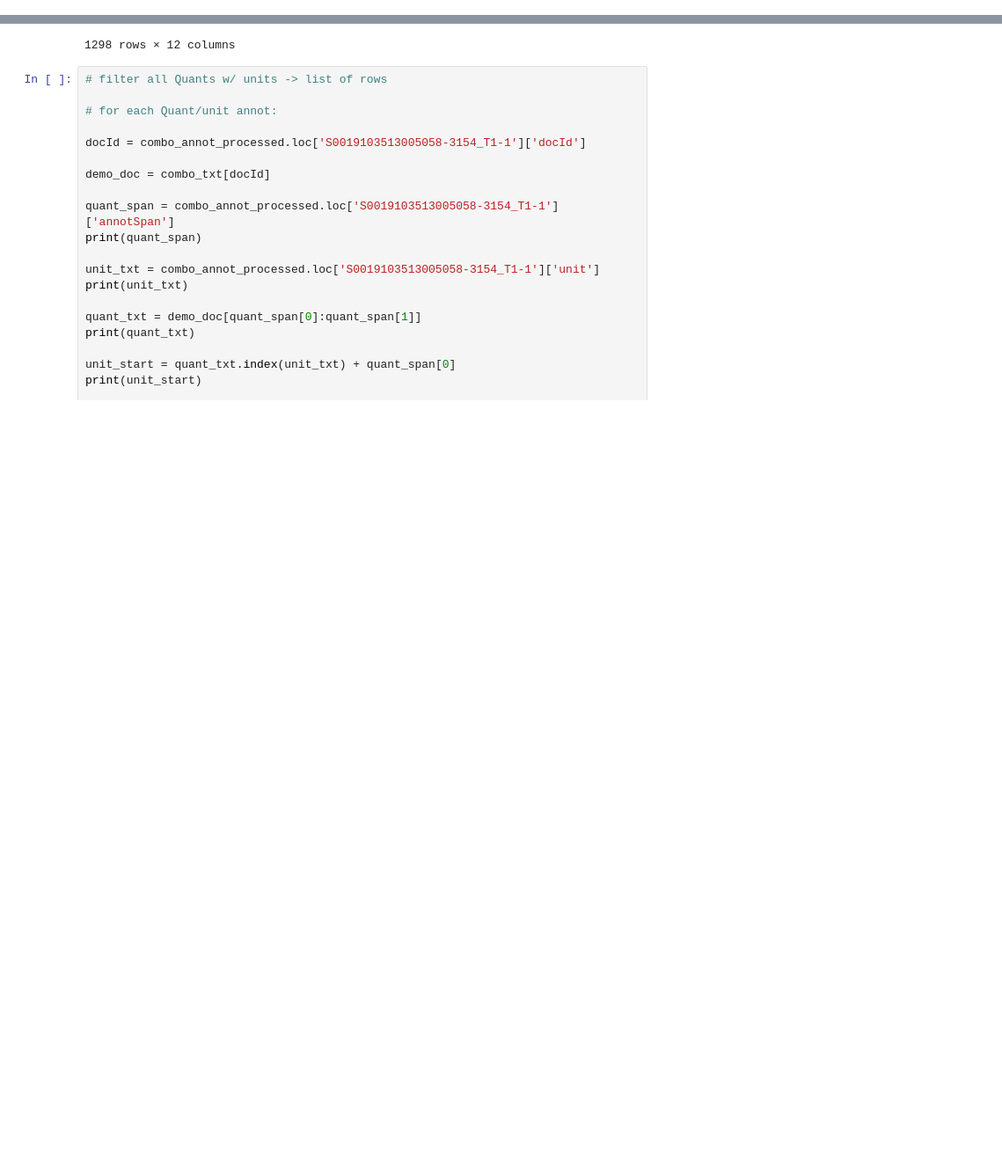
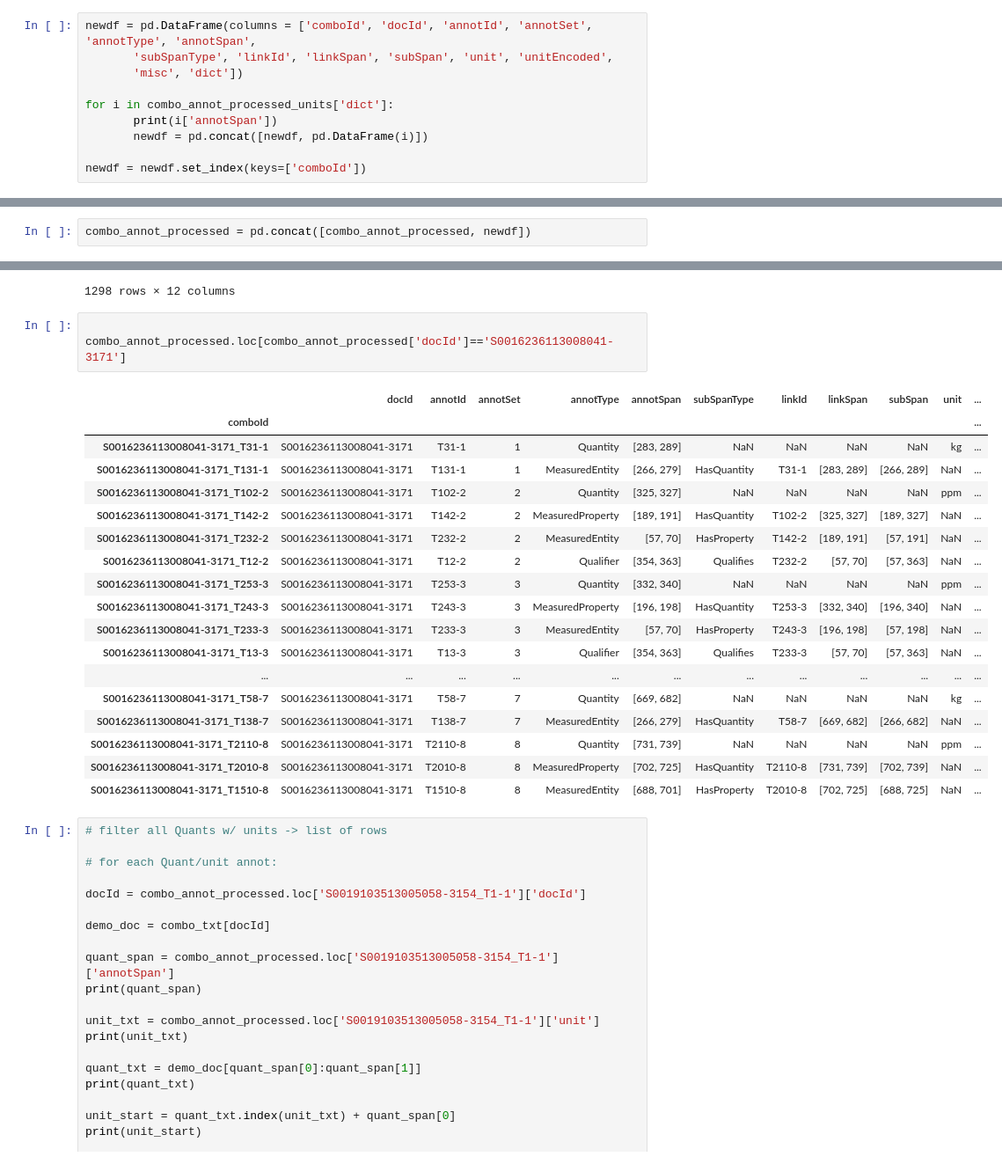
Before and after one commit to sams-data/MeasEval, a Jupyter notebook: baselines/batch_doc_pipeline.ipynb, the cells around one changed output, grey strips where cells are left out. Shown at 88% size. Saved outputs shown, nothing was run; the diff lists cells and outputs as text; blank space fills up the shorter version.

Commit message:
getting duplicates for annot span

```diff
--- a/baselines/batch_doc_pipeline.ipynb
+++ b/baselines/batch_doc_pipeline.ipynb
@@ -416,0 +475,10 @@ UnboundLocalError: local variable 'unit_start' referenced before assignment
+# %%
+newdf = pd.DataFrame(columns = ['comboId', 'docId', 'annotId', 'annotSet', 'annotType', 'annotSpan',
+       'subSpanType', 'linkId', 'linkSpan', 'subSpan', 'unit', 'unitEncoded',
+       'misc', 'dict'])
+
+for i in combo_annot_processed_units['dict']:
+       print(i['annotSpan'])
+       newdf = pd.concat([newdf, pd.DataFrame(i)])
+
+newdf = newdf.set_index(keys=['comboId'])
@@ -416,0 +520,2 @@ UnboundLocalError: local variable 'unit_start' referenced before assignment
+# %%
+combo_annot_processed = pd.concat([combo_annot_processed, newdf])
@@ -435,6 +609,28 @@ df[~df['unit'].isna()]
 | S2213671113001306-910_T1-3 | S2213671113001306-910 | T1-3 | 3 | Quantity | [1004, 1008] | NaN | NaN | NaN | NaN | μm | ... |
 | S2213671113001306-910_T1-4 | S2213671113001306-910 | T1-4 | 4 | Quantity | [1015, 1021] | NaN | NaN | NaN | NaN | μm | ... |
 1298 rows × 12 columns
+# %%
+
+combo_annot_processed.loc[combo_annot_processed['docId']=='S0016236113008041-3171']
+# %% [output]
+|  | docId | annotId | annotSet | annotType | annotSpan | subSpanType | linkId | linkSpan | subSpan | unit | ... |
+| comboId |  |  |  |  |  |  |  |  |  |  | ... |
+| S0016236113008041-3171_T31-1 | S0016236113008041-3171 | T31-1 | 1 | Quantity | [283, 289] | NaN | NaN | NaN | NaN | kg | ... |
+| S0016236113008041-3171_T131-1 | S0016236113008041-3171 | T131-1 | 1 | MeasuredEntity | [266, 279] | HasQuantity | T31-1 | [283, 289] | [266, 289] | NaN | ... |
+| S0016236113008041-3171_T102-2 | S0016236113008041-3171 | T102-2 | 2 | Quantity | [325, 327] | NaN | NaN | NaN | NaN | ppm | ... |
+| S0016236113008041-3171_T142-2 | S0016236113008041-3171 | T142-2 | 2 | MeasuredProperty | [189, 191] | HasQuantity | T102-2 | [325, 327] | [189, 327] | NaN | ... |
+| S0016236113008041-3171_T232-2 | S0016236113008041-3171 | T232-2 | 2 | MeasuredEntity | [57, 70] | HasProperty | T142-2 | [189, 191] | [57, 191] | NaN | ... |
+| S0016236113008041-3171_T12-2 | S0016236113008041-3171 | T12-2 | 2 | Qualifier | [354, 363] | Qualifies | T232-2 | [57, 70] | [57, 363] | NaN | ... |
+| S0016236113008041-3171_T253-3 | S0016236113008041-3171 | T253-3 | 3 | Quantity | [332, 340] | NaN | NaN | NaN | NaN | ppm | ... |
+| S0016236113008041-3171_T243-3 | S0016236113008041-3171 | T243-3 | 3 | MeasuredProperty | [196, 198] | HasQuantity | T253-3 | [332, 340] | [196, 340] | NaN | ... |
+| S0016236113008041-3171_T233-3 | S0016236113008041-3171 | T233-3 | 3 | MeasuredEntity | [57, 70] | HasProperty | T243-3 | [196, 198] | [57, 198] | NaN | ... |
+| S0016236113008041-3171_T13-3 | S0016236113008041-3171 | T13-3 | 3 | Qualifier | [354, 363] | Qualifies | T233-3 | [57, 70] | [57, 363] | NaN | ... |
+| ... | ... | ... | ... | ... | ... | ... | ... | ... | ... | ... | ... |
+| S0016236113008041-3171_T58-7 | S0016236113008041-3171 | T58-7 | 7 | Quantity | [669, 682] | NaN | NaN | NaN | NaN | kg | ... |
+| S0016236113008041-3171_T138-7 | S0016236113008041-3171 | T138-7 | 7 | MeasuredEntity | [266, 279] | HasQuantity | T58-7 | [669, 682] | [266, 682] | NaN | ... |
+| S0016236113008041-3171_T2110-8 | S0016236113008041-3171 | T2110-8 | 8 | Quantity | [731, 739] | NaN | NaN | NaN | NaN | ppm | ... |
+| S0016236113008041-3171_T2010-8 | S0016236113008041-3171 | T2010-8 | 8 | MeasuredProperty | [702, 725] | HasQuantity | T2110-8 | [731, 739] | [702, 739] | NaN | ... |
+| S0016236113008041-3171_T1510-8 | S0016236113008041-3171 | T1510-8 | 8 | MeasuredEntity | [688, 701] | HasProperty | T2010-8 | [702, 725] | [688, 725] | NaN | ... |
 # %%
 # filter all Quants w/ units -> list of rows
 
```
Also changed, not shown: parts of 8 cells of this notebook.
